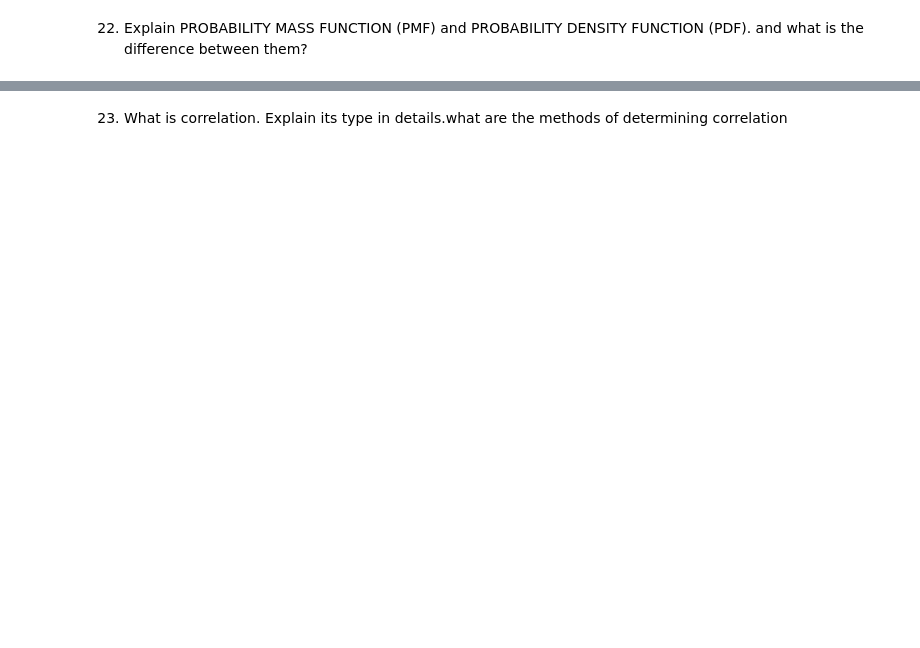
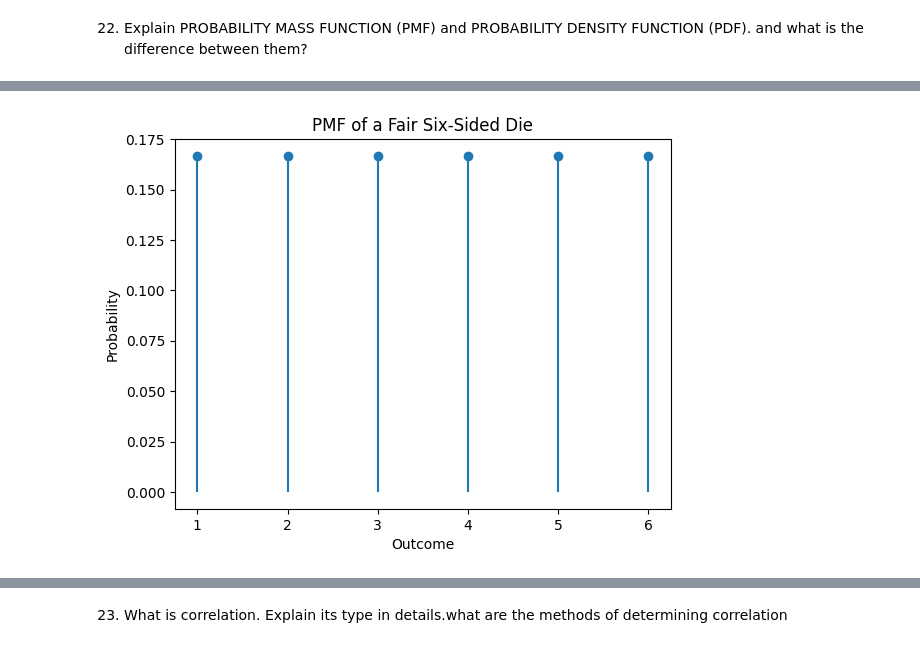
Before and after one commit to akash-soni/Data_Science_masters_pro, a Jupyter notebook: PW_Assignements.ipynb, the cells around one changed output, grey strips where cells are left out. Drawn from its saved outputs; the diff is of its cells as text; code cells hidden in the pictures; blank space fills up the shorter version.

```diff
--- a/PW_Assignements.ipynb
+++ b/PW_Assignements.ipynb
@@ -2668,0 +2839,22 @@ calculated.
+# %%
+import matplotlib.pyplot as plt
+
+# Define the PMF for a fair six-sided die
+def pmf_die(x):
+    if x in [1, 2, 3, 4, 5, 6]:
+        return 1/6
+    else:
+        return 0
+
+# Possible outcomes
+x_values = range(1, 7)
+pmf_values = [pmf_die(x) for x in x_values]
+
+# Plot the PMF
+plt.stem(x_values, pmf_values, basefmt=" ", use_line_collection=True)
+plt.xlabel('Outcome')
+plt.ylabel('Probability')
+plt.title('PMF of a Fair Six-Sided Die')
+plt.show()
+# %% [output]
+[figure, added]
```
Also changed, not shown: parts of 52 cells of this notebook, 42 other files.
